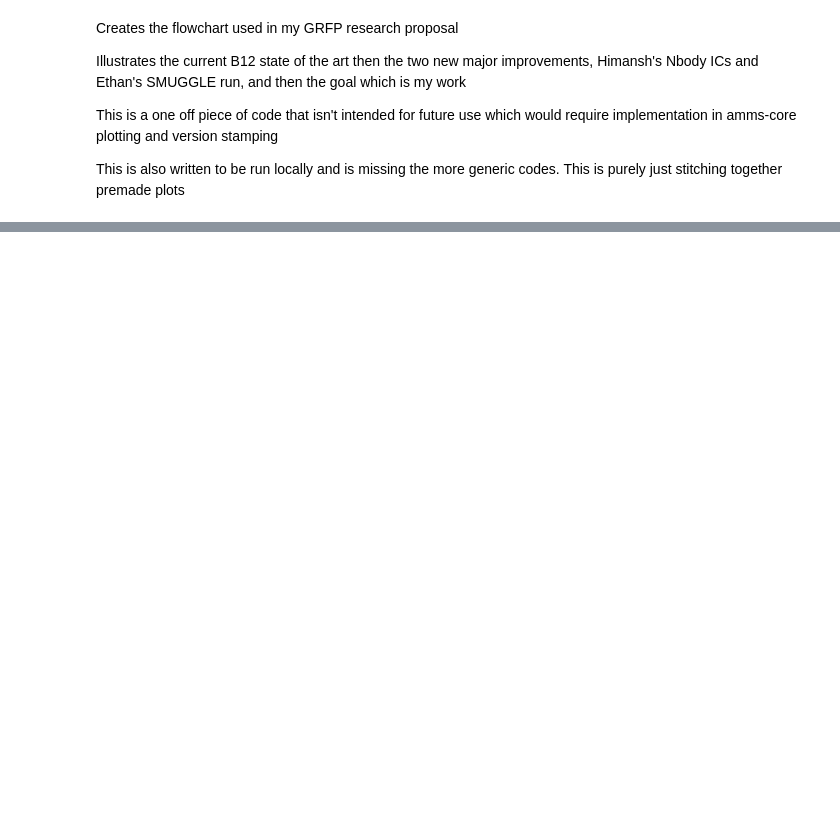
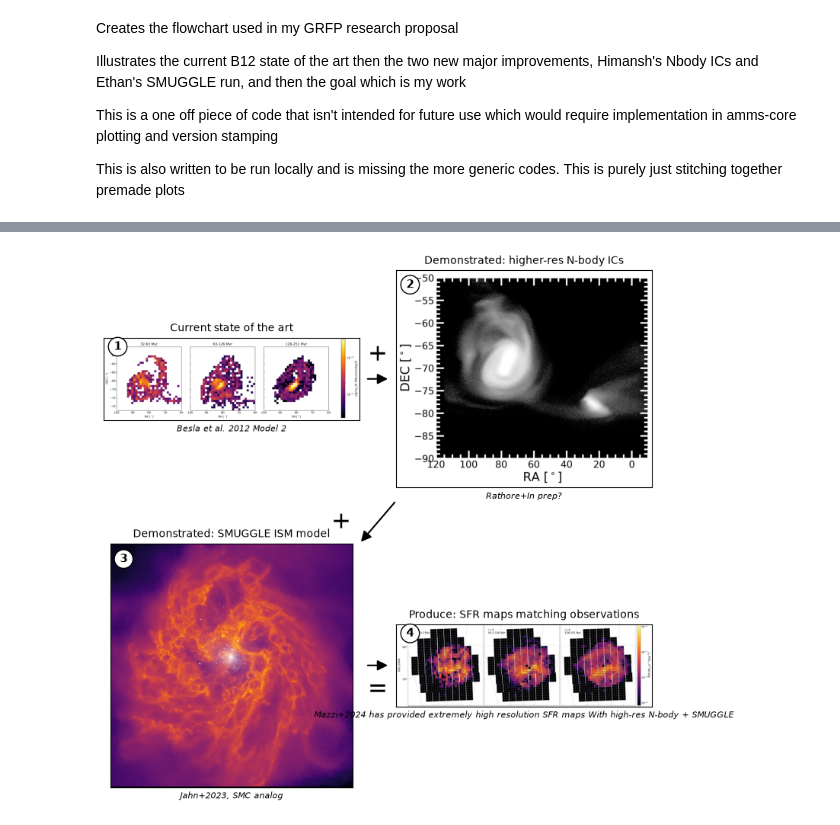
Before and after one commit to ZevVladimir/lmcsmcmw, a Jupyter notebook: notebooks/GRFP_flowchart_creator.ipynb, the cells around one changed output, grey strips where cells are left out. Drawn from its saved outputs; the diff is of its cells as text; code cells hidden in the pictures; blank space fills up the shorter version.

Commit message:
update figure tracking and add new flowchart option

```diff
--- a/notebooks/GRFP_flowchart_creator.ipynb
+++ b/notebooks/GRFP_flowchart_creator.ipynb
@@ -73,0 +74,36 @@ fig.savefig(FIG_DIR / "grfp_flowchart_draft.png", dpi=300)
+# %%
+fig = plt.figure(figsize=(8, 8))
+
+# 2x2 grid, roughly equal panels now that A and D are single-panel too
+ax_tl = fig.add_axes([0.05, 0.55, 0.42, 0.40])  # baseline
+ax_tr = fig.add_axes([0.53, 0.55, 0.42, 0.40])  # nbody
+ax_bl = fig.add_axes([0.05, 0.08, 0.42, 0.40])  # ism
+ax_br = fig.add_axes([0.53, 0.08, 0.42, 0.40])  # goal
+
+panel_axes = [(ax_tl, "baseline", "1"), (ax_tr, "nbody", "2"),
+              (ax_bl, "ism", "3"), (ax_br, "goal", "4")]
+
+for ax, key, num in panel_axes:
+    draw_panel(ax, PANELS[key])
+    ax.text(0.04, 0.96, num, transform=ax.transAxes, ha="left", va="top",
+             fontsize=11, fontweight="bold",
+             bbox=dict(boxstyle="circle", facecolor="white", edgecolor="black"))
+
+arrow_kw = dict(arrowstyle="-|>", mutation_scale=20, linewidth=1.5, color="black",
+                 transform=fig.transFigure)
+
+# 1 -> 2: baseline -> nbody (top row, straight)
+fig.patches.append(FancyArrowPatch((0.48, 0.75), (0.52, 0.75), **arrow_kw))
+fig.text(0.50, 0.79, "+", fontsize=22, ha="center", va="center")
+
+# 2 -> 3: nbody -> ism (diagonal, the middle step)
+fig.patches.append(FancyArrowPatch((0.53, 0.55), (0.47, 0.48), **arrow_kw))
+fig.text(0.44, 0.515, "+", fontsize=22, ha="center", va="center")
+
+# 3 -> 4: ism -> goal (bottom row, straight)
+fig.patches.append(FancyArrowPatch((0.48, 0.28), (0.52, 0.28), **arrow_kw))
+fig.text(0.50, 0.24, "=", fontsize=22, ha="center", va="center")
+
+fig.savefig(FIG_DIR / "grfp_flowchart_draft.png", dpi=300)
+# %% [output]
+[figure, added]
```
Also changed, not shown: parts of 1 cell of this notebook, 8 other files.
